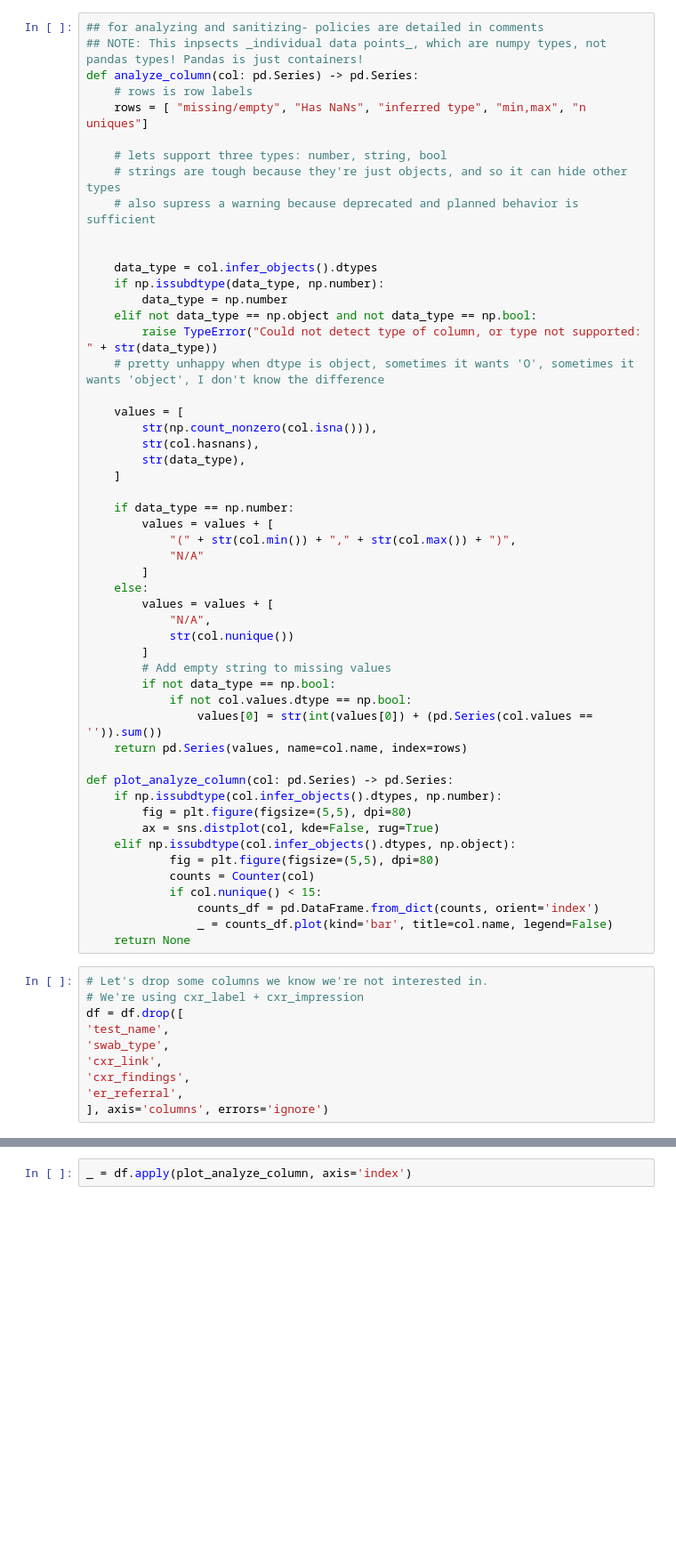
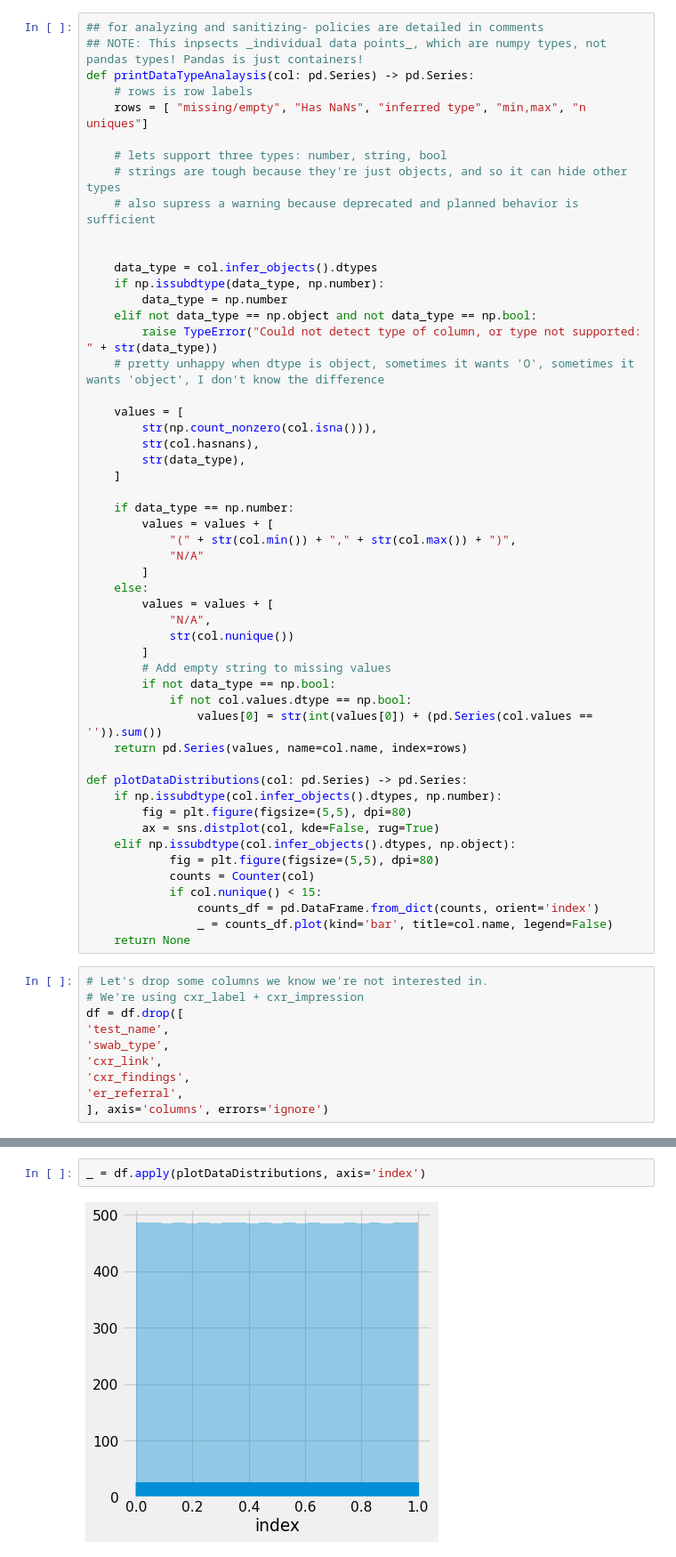
Before and after one commit to ayjayt/ayjayt.github.io, a Jupyter notebook: notebooks/normalize.ipynb, the cells around one changed output, grey strips where cells are left out. Shown at 89% size. Drawn from its saved outputs; the diff is of its cells as text; blank space fills up the shorter version.

```diff
--- a/notebooks/normalize.ipynb
+++ b/notebooks/normalize.ipynb
@@ -75,7 +75,7 @@ df = open_data(MOD_DIR + '/data')
 # %%
 ## for analyzing and sanitizing- policies are detailed in comments
 ## NOTE: This inpsects _individual data points_, which are numpy types, not pandas types! Pandas is just containers!
-def analyze_column(col: pd.Series) -> pd.Series:
+def printDataTypeAnalaysis(col: pd.Series) -> pd.Series:
     # rows is row labels
     rows = [ "missing/empty", "Has NaNs", "inferred type", "min,max", "n uniques"]
 
@@ -113,7 +113,7 @@ def analyze_column(col: pd.Series) -> pd.Series:
                 values[0] = str(int(values[0]) + (pd.Series(col.values == '')).sum())
     return pd.Series(values, name=col.name, index=rows)
 
-def plot_analyze_column(col: pd.Series) -> pd.Series:
+def plotDataDistributions(col: pd.Series) -> pd.Series:
     if np.issubdtype(col.infer_objects().dtypes, np.number):
         fig = plt.figure(figsize=(5,5), dpi=80)
         ax = sns.distplot(col, kde=False, rug=True)
@@ -620,2 +627,4 @@ df.apply(analyze_column, axis='index', result_type="reduce")
 # %%
-_ = df.apply(plot_analyze_column, axis='index')
+_ = df.apply(plotDataDistributions, axis='index')
+# %% [output]
+[figure, added]
```
Also changed, not shown: parts of 4 cells of this notebook.
